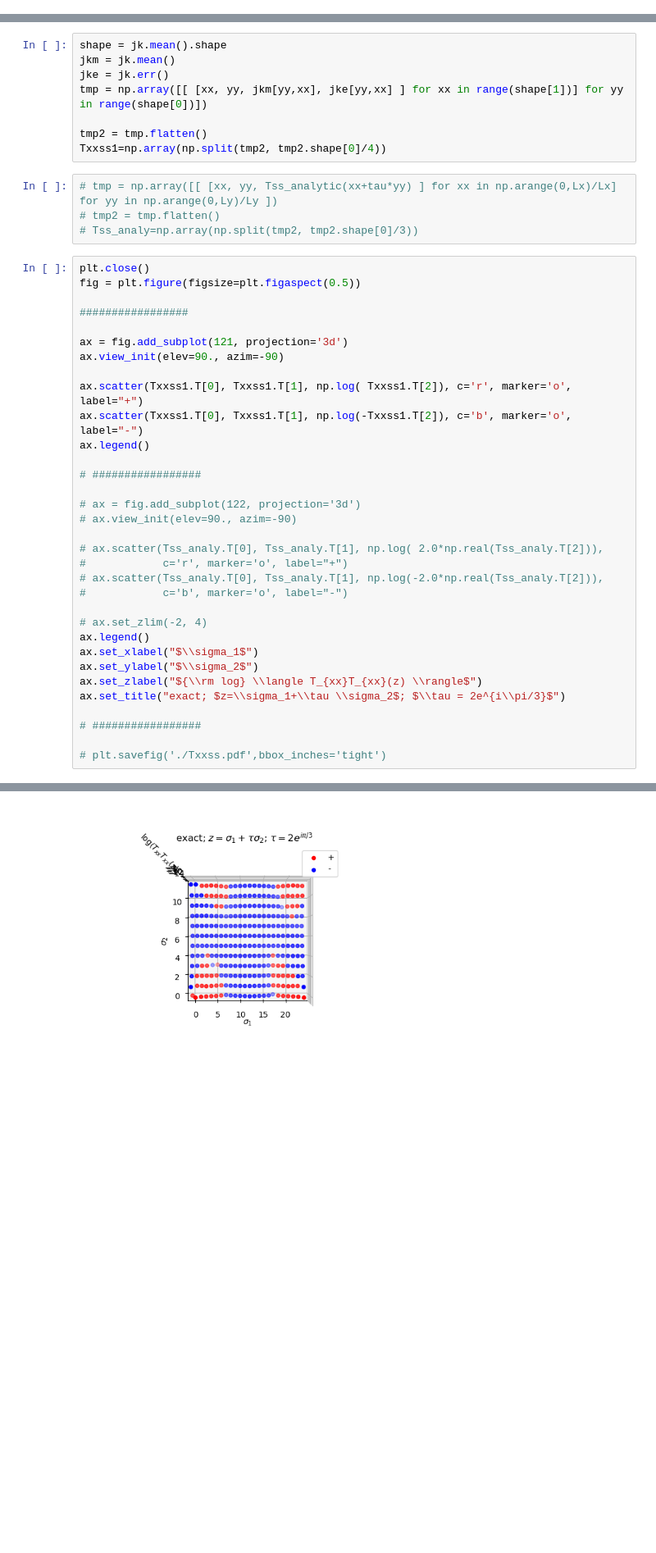
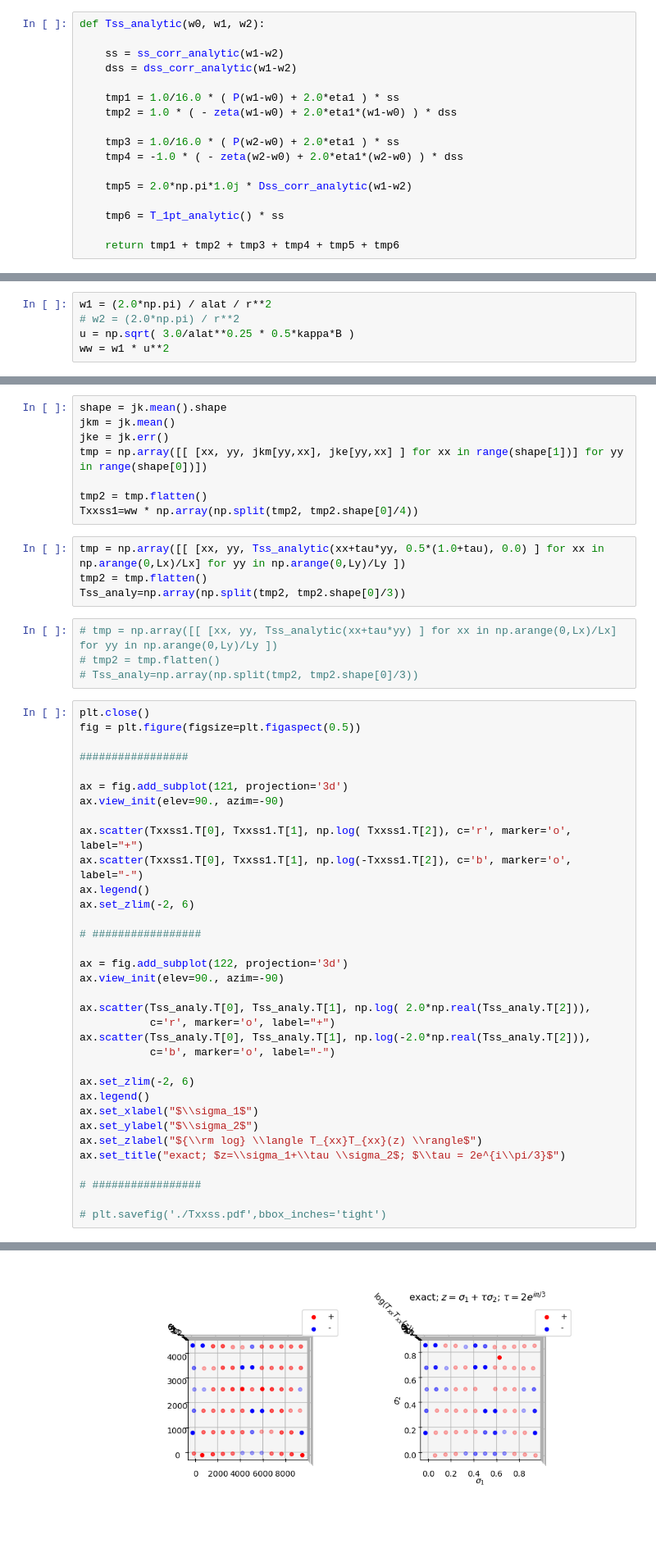
Before and after one commit to nobuyukimatsumoto68/hex, a Jupyter notebook: analysis.ipynb, the cells around one changed output, grey strips where cells are left out. Shown at 82% size. Saved outputs shown, nothing was run; the diff lists cells and outputs as text; blank space fills up the shorter version.

Commit message:
analysis Tss debugged

```diff
--- a/analysis.ipynb
+++ b/analysis.ipynb
@@ -656,0 +698,17 @@ g3 = 4.0 * e1*e2*e3
+# %%
+def Tss_analytic(w0, w1, w2):
+
+    ss = ss_corr_analytic(w1-w2)
+    dss = dss_corr_analytic(w1-w2)
+
+    tmp1 = 1.0/16.0 * ( P(w1-w0) + 2.0*eta1 ) * ss
+    tmp2 = 1.0 * ( - zeta(w1-w0) + 2.0*eta1*(w1-w0) ) * dss
+
+    tmp3 = 1.0/16.0 * ( P(w2-w0) + 2.0*eta1 ) * ss
+    tmp4 = -1.0 * ( - zeta(w2-w0) + 2.0*eta1*(w2-w0) ) * dss
+
+    tmp5 = 2.0*np.pi*1.0j * Dss_corr_analytic(w1-w2)
+
+    tmp6 = T_1pt_analytic() * ss
+
+    return tmp1 + tmp2 + tmp3 + tmp4 + tmp5 + tmp6
@@ -1286,6 +1456,11 @@ Txxss = np.array([np.loadtxt(directory1+"Txx_ss_"+str(i)+".dat") for i in range(
 # %%
 iii = Txxss.shape[0]
 Txxss = np.array([Txxss[ii] for ii in range(iii)])
+# %%
+w1 = (2.0*np.pi) / alat / r**2
+# w2 = (2.0*np.pi) / r**2
+u = np.sqrt( 3.0/alat**0.25 * 0.5*kappa*B )
+ww = w1 * u**2
 # %%
 jk = Jackknife( Nbin, binsize, Txxss[nskip:] )
 # %%
@@ -1295,7 +1470,11 @@ jke = jk.err()
 tmp = np.array([[ [xx, yy, jkm[yy,xx], jke[yy,xx] ] for xx in range(shape[1])] for yy in range(shape[0])])
 
 tmp2 = tmp.flatten()
-Txxss1=np.array(np.split(tmp2, tmp2.shape[0]/4))
+Txxss1=ww * np.array(np.split(tmp2, tmp2.shape[0]/4))
+# %%
+tmp = np.array([[ [xx, yy, Tss_analytic(xx+tau*yy, 0.5*(1.0+tau), 0.0) ] for xx in np.arange(0,Lx)/Lx] for yy in np.arange(0,Ly)/Ly ])
+tmp2 = tmp.flatten()
+Tss_analy=np.array(np.split(tmp2, tmp2.shape[0]/3))
 # %%
 # tmp = np.array([[ [xx, yy, Tss_analytic(xx+tau*yy) ] for xx in np.arange(0,Lx)/Lx] for yy in np.arange(0,Ly)/Ly ])
 # tmp2 = tmp.flatten()
@@ -1303,37 +1482,38 @@ Txxss1=np.array(np.split(tmp2, tmp2.shape[0]/4))
 # %%
 plt.close()
 fig = plt.figure(figsize=plt.figaspect(0.5))
 
 #################
 
 ax = fig.add_subplot(121, projection='3d')
 ax.view_init(elev=90., azim=-90)
 
 ax.scatter(Txxss1.T[0], Txxss1.T[1], np.log( Txxss1.T[2]), c='r', marker='o', label="+")
 ax.scatter(Txxss1.T[0], Txxss1.T[1], np.log(-Txxss1.T[2]), c='b', marker='o', label="-")
 ax.legend()
+ax.set_zlim(-2, 6)
 
 # #################
 
-# ax = fig.add_subplot(122, projection='3d')
-# ax.view_init(elev=90., azim=-90)
+ax = fig.add_subplot(122, projection='3d')
+ax.view_init(elev=90., azim=-90)
 
-# ax.scatter(Tss_analy.T[0], Tss_analy.T[1], np.log( 2.0*np.real(Tss_analy.T[2])),
-#            c='r', marker='o', label="+")
-# ax.scatter(Tss_analy.T[0], Tss_analy.T[1], np.log(-2.0*np.real(Tss_analy.T[2])),
-#            c='b', marker='o', label="-")
+ax.scatter(Tss_analy.T[0], Tss_analy.T[1], np.log( 2.0*np.real(Tss_analy.T[2])),
+           c='r', marker='o', label="+")
+ax.scatter(Tss_analy.T[0], Tss_analy.T[1], np.log(-2.0*np.real(Tss_analy.T[2])),
+           c='b', marker='o', label="-")
 
-# ax.set_zlim(-2, 4)
+ax.set_zlim(-2, 6)
 ax.legend()
 ax.set_xlabel("$\\sigma_1$")
 ax.set_ylabel("$\\sigma_2$")
 ax.set_zlabel("${\\rm log} \\langle T_{xx}T_{xx}(z) \\rangle$")
 ax.set_title("exact; $z=\\sigma_1+\\tau \\sigma_2$; $\\tau = 2e^{i\\pi/3}$")
 
 # #################
 
 # plt.savefig('./Txxss.pdf',bbox_inches='tight')
 # %% [output]
 Text(0.5, 0.92, 'exact; $z=\\sigma_1+\\tau \\sigma_2$; $\\tau = 2e^{i\\pi/3}$')
-[figure, old version]
+[figure, new version]
 # %%
```
Also changed, not shown: parts of 140 cells of this notebook, 1 other file.
